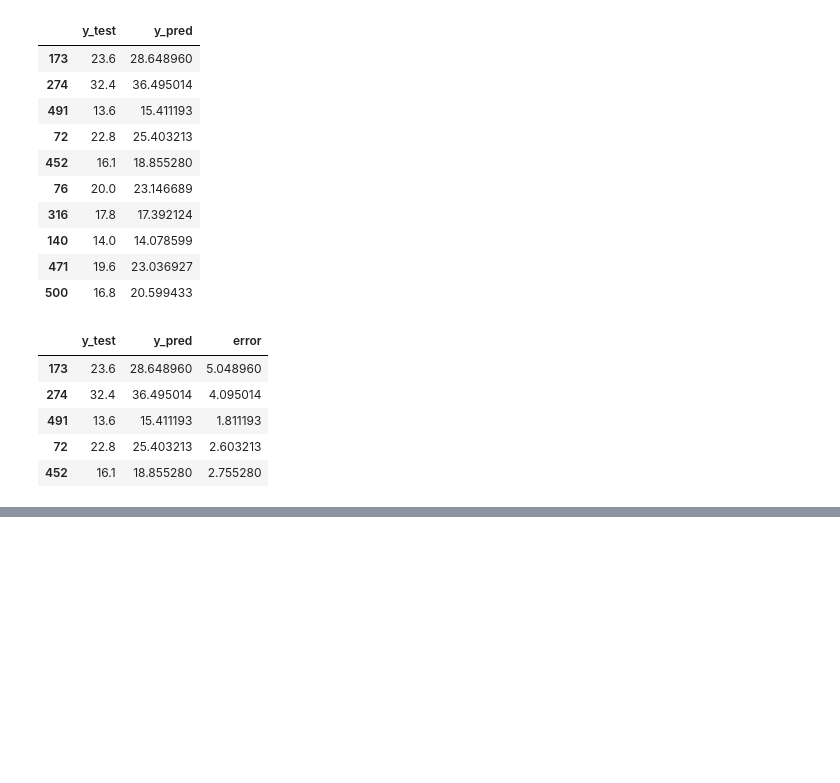
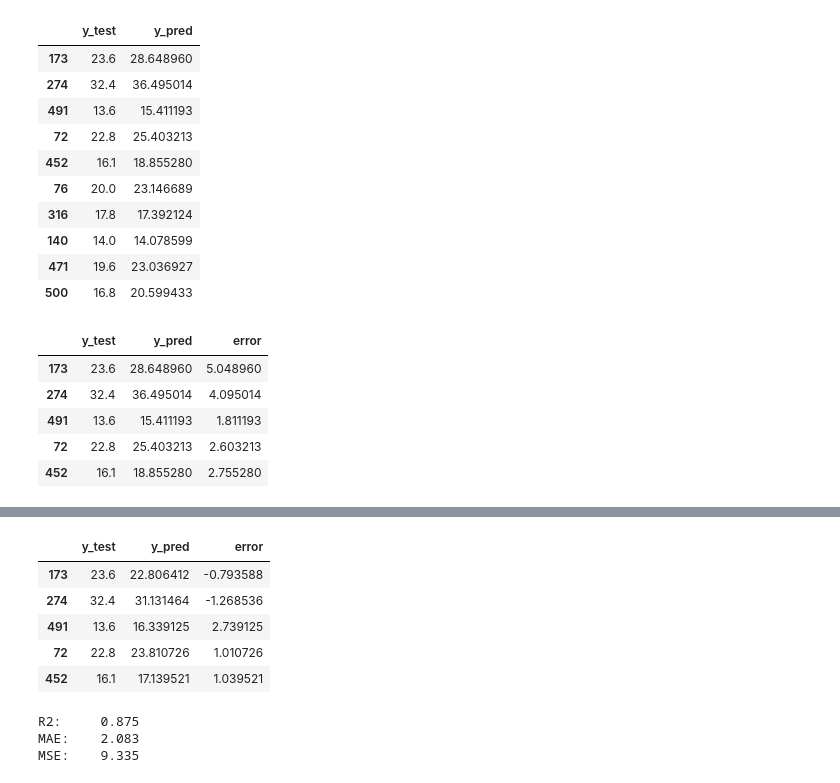
Before and after one commit to yuryev-am/PythonForDS, a Jupyter notebook: lesson-6.ipynb, the cells around one changed output, grey strips where cells are left out. Cells and saved outputs as stored; diff of their text form; code cells hidden in the pictures; blank space fills up the shorter version.

```diff
--- a/lesson-6.ipynb
+++ b/lesson-6.ipynb
@@ -159,0 +190,17 @@ r2_score(check_test["y_pred"], check_test["y_test"])
+# %%
+check_test["error"] = check_test["y_pred"] - check_test["y_test"]
+
+check_test.head()
+# %% [output]
+|  | y_test | y_pred | error |
+| 173 | 23.6 | 22.806412 | -0.793588 |
+| 274 | 32.4 | 31.131464 | -1.268536 |
+| 491 | 13.6 | 16.339125 | 2.739125 |
+| 72 | 22.8 | 23.810726 | 1.010726 |
+| 452 | 16.1 | 17.139521 | 1.039521 |
+# %%
+evaluate_preds(check_test["y_test"], check_test["y_pred"])
+# %% [output]
+R2:     0.875
+MAE:    2.083
+MSE:    9.335
```
Also changed, not shown: parts of 22 cells of this notebook.
